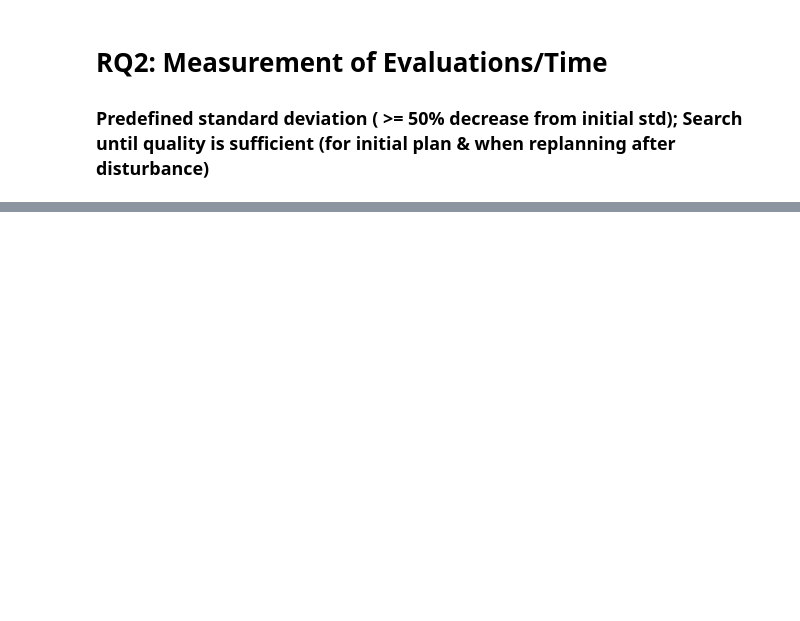
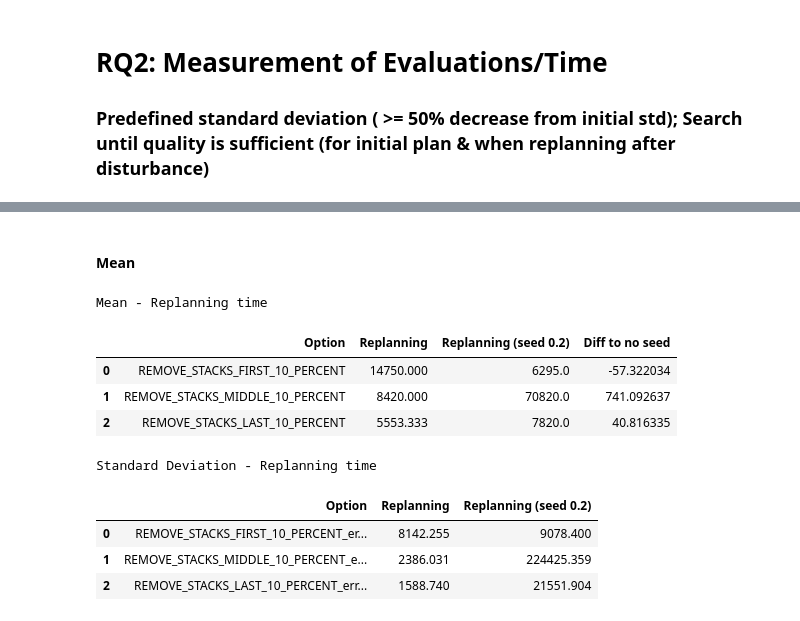
Before and after one commit to martineisenberg/momot-reactive, a Jupyter notebook: evaluation/data_processing.ipynb, the cells around one changed output, grey strips where cells are left out. Drawn from its saved outputs; the diff is of its cells as text; code cells hidden in the pictures; blank space fills up the shorter version.

Commit message:
plan_size_reduction_for_replanning_cases

```diff
--- a/evaluation/data_processing.ipynb
+++ b/evaluation/data_processing.ipynb
@@ -90,13 +90,12 @@ display(mean_relative)
 # RQ2: Measurement of Evaluations/Time
 ### Predefined standard deviation ( >= 50% decrease from initial std); Search until quality is sufficient (for initial plan & when replanning after disturbance)
 # %%
-files = os.listdir(os.path.join('.', 'threshold_rq1_rq2'))
+files = os.listdir(os.path.join('.', 'threshold_rq1_rq2', '1to100'))
 mean = pd.DataFrame(columns = ["Option", "Replanning", "Replanning (seed 0.2)", "Diff to no seed"])
 std = pd.DataFrame(columns = ["Option", "Replanning", "Replanning (seed 0.2)"])
 for f in files:
     if f.endswith("csv"):
-        df = pd.read_csv(os.path.join('.', 'threshold_rq1_rq2', f))
-        print(df.columns)
+        df = pd.read_csv(os.path.join('.', 'threshold_rq1_rq2', '1to100', f))
         mean_row = {}
         std_row = {}
         for name, group in df.groupby(by='variant'):
@@ -161,0 +148,49 @@ Standard Deviation - Replanning time
+# %% [markdown]
+#### Mean
+# %%
+files = os.listdir(os.path.join('.', 'threshold_rq1_rq2', '1to100_withdecreaseInPlanSize'))
+mean = pd.DataFrame(columns = ["Option", "Replanning", "Replanning (seed 0.2)", "Diff to no seed"])
+std = pd.DataFrame(columns = ["Option", "Replanning", "Replanning (seed 0.2)"])
+for f in files:
+    if f.endswith("csv"):
+        df = pd.read_csv(os.path.join('.', 'threshold_rq1_rq2', '1to100_withdecreaseInPlanSize',f), sep=",")
+        mean_row = {}
+        std_row = {}
+        for name, group in df.groupby(by='variant'):
+            if(name == "NSGAII_PlanningStrategy-ReplanningStrategy_0"):
+                mean_row["Replanning"] = round(group['last_replanning_evaluations'].mean(), 3)
+                std_row["Replanning"] = round(group['last_replanning_evaluations'].std(), 3)
+            elif(name == "NSGAII_PlanningStrategy-ReplanningStrategy_reuse0.10_1"):
+                mean_row["Replanning (seed 0.2)"] = round(group['last_replanning_evaluations'].mean(), 3)
+                std_row["Replanning (seed 0.2)"] = round(group['last_replanning_evaluations'].std(), 3)
+
+        #print(f)"NSGAII_PlanningStrategy-ReplanningStrategy_reuse0.10_1" und "NSGAII_PlanningStrategy-ReplanningStrategy_0"
+       # print(mean_row)
+        mean_row["Option"] = f.split("@")[1].split("_errPerDisturbance")[0]
+        mean = mean.append(mean_row, ignore_index = True)
+        std_row["Option"] = f.split("@")[1].split(".")[0]
+        std = std.append(std_row, ignore_index = True)
+            # todo: median
+            # todo: variance
+print("Mean - Replanning time")
+mean["Diff to no seed"] = (mean["Replanning (seed 0.2)"] - mean["Replanning"]) / mean["Replanning"] * 100
+display(mean)
+
+print("Standard Deviation - Replanning time")
+display(std)
+#print(std)
+# todo: create table for each rq
+# todo: create plot for each rq
+
+# todo: in den CSVs: naive Planning -> naive Repair
+# %% [output]
+Mean - Replanning time
+|  | Option | Replanning | Replanning (seed 0.2) | Diff to no seed |
+| 0 | REMOVE_STACKS_FIRST_10_PERCENT | 14750.000 | 6295.0 | -57.322034 |
+| 1 | REMOVE_STACKS_MIDDLE_10_PERCENT | 8420.000 | 70820.0 | 741.092637 |
+| 2 | REMOVE_STACKS_LAST_10_PERCENT | 5553.333 | 7820.0 | 40.816335 |
+Standard Deviation - Replanning time
+|  | Option | Replanning | Replanning (seed 0.2) |
+| 0 | REMOVE_STACKS_FIRST_10_PERCENT_er... | 8142.255 | 9078.400 |
+| 1 | REMOVE_STACKS_MIDDLE_10_PERCENT_e... | 2386.031 | 224425.359 |
+| 2 | REMOVE_STACKS_LAST_10_PERCENT_err... | 1588.740 | 21551.904 |
```
Also changed, not shown: parts of 8 cells of this notebook, 25 other files.
